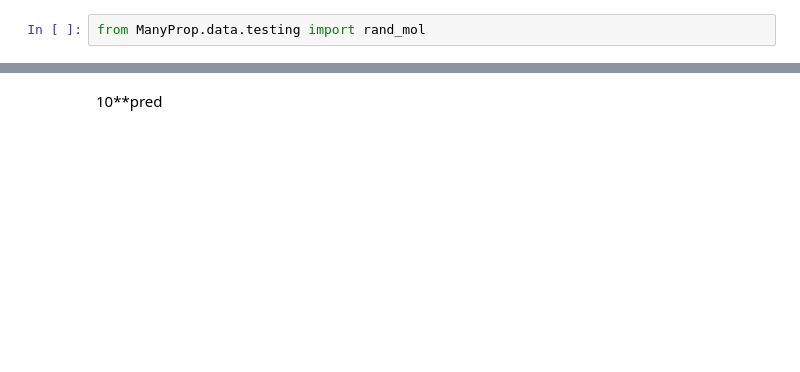
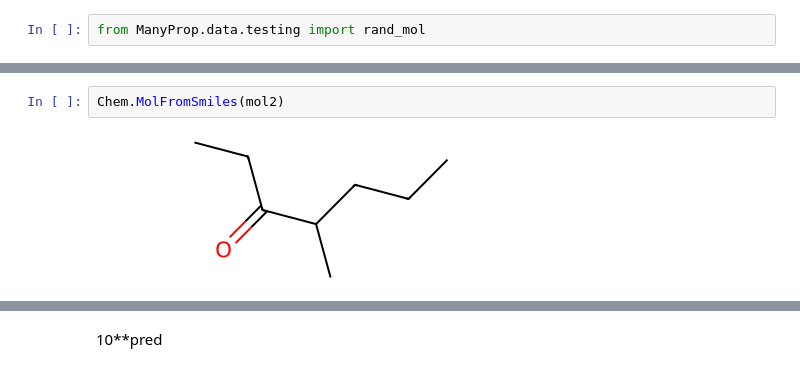
Before and after one commit to Arrowshark1/ManyProp, a Jupyter notebook: testing.ipynb, the cells around one changed output, grey strips where cells are left out. Cells and saved outputs as stored; diff of their text form; blank space fills up the shorter version.

```diff
--- a/testing.ipynb
+++ b/testing.ipynb
@@ -125,3 +252,7 @@ from ManyProp.data.testing import rand_mol
+# %%
+Chem.MolFromSmiles(mol2)
+# %% [output]
+[figure, added]
 # %%
 from ManyProp.model.predict import predict
 #["COCCOC","CCCN"]
```
Also changed, not shown: parts of 10 cells of this notebook, 6 other files.
